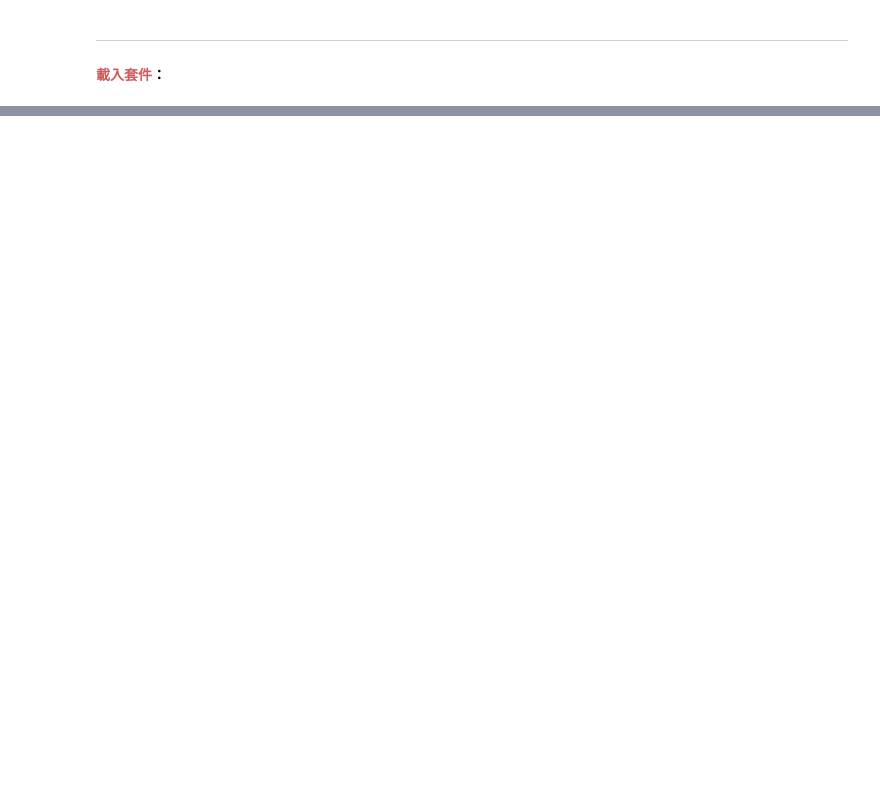
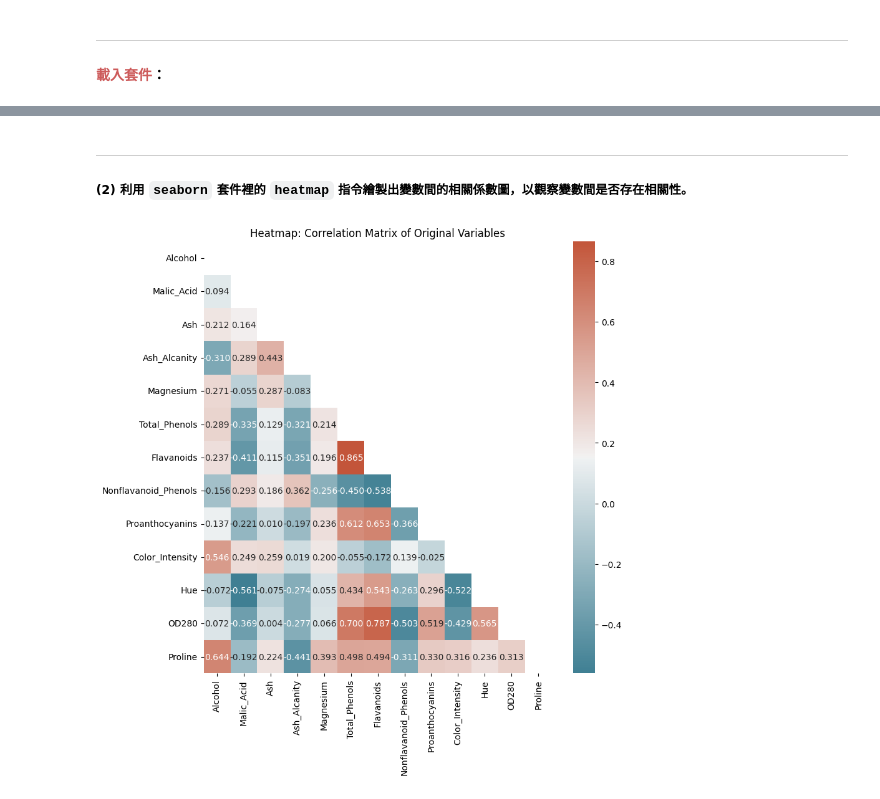
Before and after one commit to shengsia02/ShallowML, a Jupyter notebook: HW1/hw1.ipynb, the cells around one changed output, grey strips where cells are left out. Cells and saved outputs as stored; diff of their text form; code cells hidden in the pictures; blank space fills up the shorter version.

```diff
--- a/HW1/hw1.ipynb
+++ b/HW1/hw1.ipynb
@@ -261,0 +66,20 @@ plt.show()
+# %% [markdown]
+<hr>
+
+##### (2) 利用 `seaborn` 套件裡的 `heatmap` 指令繪製出變數間的相關係數圖，以觀察變數間是否存在相關性。
+# %%
+# Plot the correlation matrix
+plt.figure(figsize = (9, 9))
+# 計算相關係數
+R = df_wine1.corr()
+# np.ones_like(R, dtype = bool): 生成一個和 R 一樣大小的矩陣，元素全為 True
+# np.triu(): 上三角矩陣（np.tril 則是下三角矩陣）
+mask = np.triu(np.ones_like(R, dtype = bool)) # diagonal mask
+# annot = True: 在 heatmap 上標註相關係數
+# mask: 隱藏上三角（或下三角）
+cmap = sns.diverging_palette(220, 20, as_cmap=True)
+sns.heatmap(R, annot = True, mask = mask, cmap = cmap, fmt = ".3f")
+plt.title('Heatmap: Correlation Matrix of Original Variables')
+plt.show()
+# %% [output]
+[figure, added]
```
Also changed, not shown: parts of 91 cells of this notebook, 2 other files.
